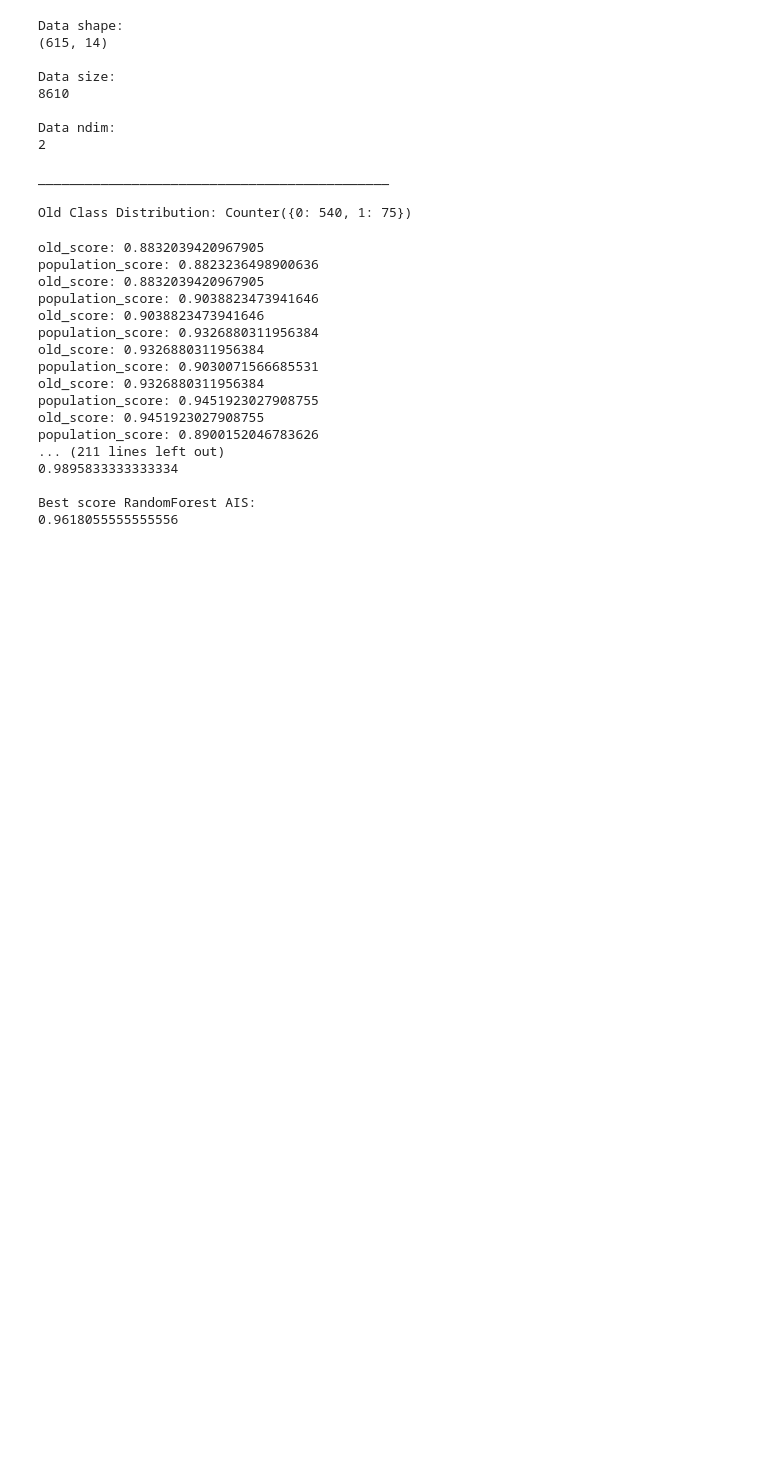
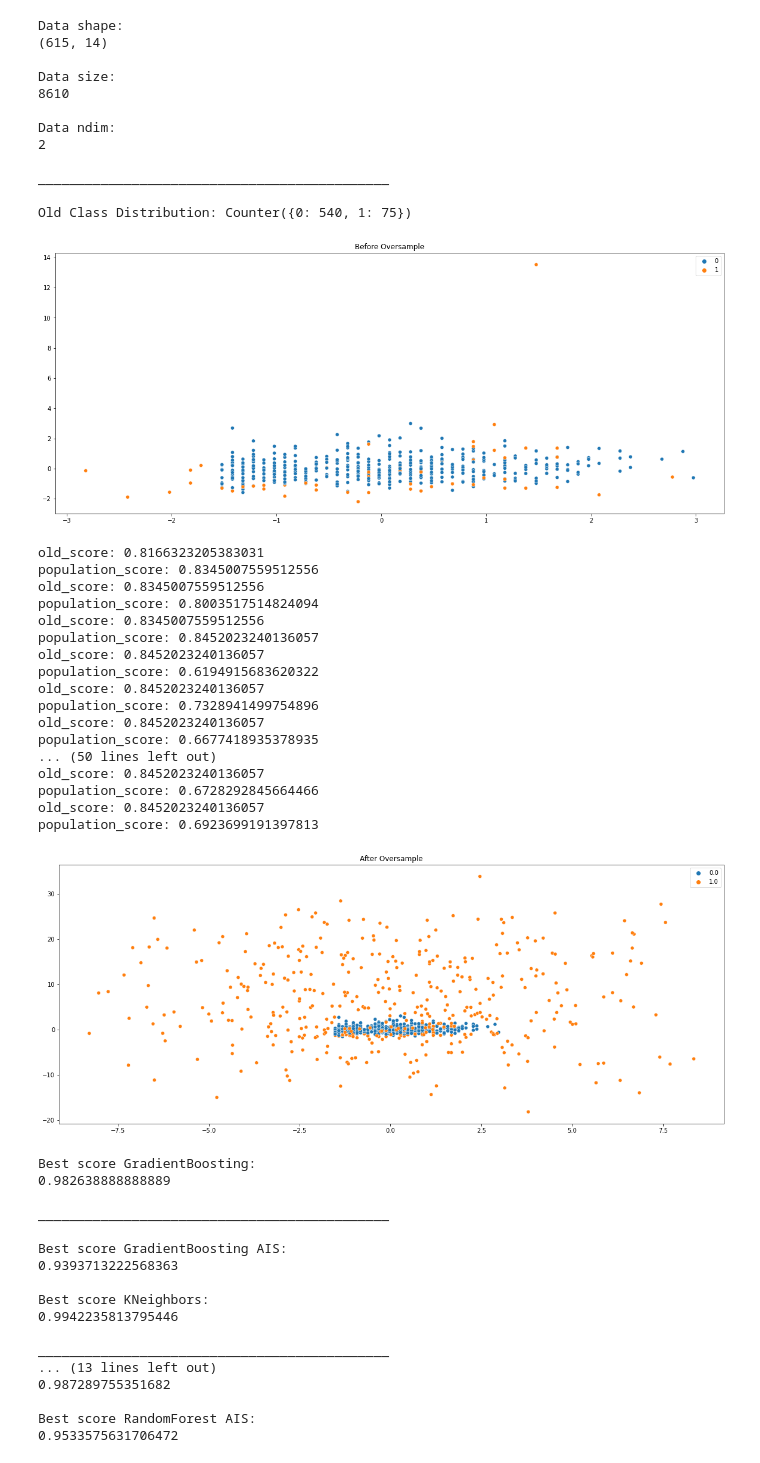
Before and after one commit to AdJansen/Artificial-Immune-System-For-Class-Imbalance, a Jupyter notebook: Experimental_Comparisons_Real.ipynb, the cells around one changed output. Saved outputs shown, nothing was run; the diff lists cells and outputs as text; code cells hidden in the pictures; blank space fills up the shorter version.

```diff
--- a/Experimental_Comparisons_Real.ipynb
+++ b/Experimental_Comparisons_Real.ipynb
@@ -78,7 +78,7 @@ dataSMOTE = []
 dataBase = []
 data = []
 fold = 0
-
+paramEntry = "max_rounds = 100, stopping_cond = 30, model = kNeighbors,K_folds = 5,scorer = 'f1',min_change = 0.001, use_lof = True"
 for result in kf.split(df):
     fold = fold+1
 
@@ -140,6 +140,12 @@ for result in kf.split(df):
     data_train = rejoin_train.copy()
     data_test = rejoin_test.copy()
 
+    f, ax1 = plt.subplots(nrows=1, ncols=1,figsize=(20,8))
+    sns.scatterplot(data_train_AIS.drop(["category"], axis=1).values[:,0],data_train_AIS.drop(["category"], axis=1).values[:,2], hue=data_train_AIS.drop(data_train_AIS.columns[0:-1],axis=1).values.ravel(),ax=ax1)
+    ax1.set_title("Before Oversample")
+    plt.show()
+
+
     data_train = data_train.drop(['split'],axis=1)
     data_test = data_test.drop(['split'],axis=1)
     #Create an oversampling object
@@ -159,11 +165,16 @@ for result in kf.split(df):
     elapsed_time_SMOTE = time.time() - st
 
     st = time.time()
-    input_x_over_AIS, y_over_AIS = oversample_AIS.AIS_Resample(data_train_AIS.drop(["category"], axis=1), data_train_AIS.drop(data_train_AIS.columns[0:-1],axis=1), max_rounds = 10, stopping_cond = 5, model = randomForest,K_folds = 5,scorer = 'f1',min_change = 0.005, use_lof = True)
+    input_x_over_AIS, y_over_AIS = oversample_AIS.AIS_Resample(data_train_AIS.drop(["category"], axis=1), data_train_AIS.drop(data_train_AIS.columns[0:-1],axis=1), max_rounds = 100, stopping_cond = 30, model = kNeighbors,K_folds = 5,scorer = 'f1',min_change = 0.001, use_lof = True)
     elapsed_time_AIS = time.time() - st
 
     smote_df = pd.concat([x_over, y_over], axis=1)
     ais_df = pd.concat([input_x_over_AIS, y_over_AIS], axis=1)
+
+    f, ax1 = plt.subplots(nrows=1, ncols=1,figsize=(20,8))
+    sns.scatterplot(ais_df.drop(["category"], axis=1).values[:,0],ais_df.drop(["category"], axis=1).values[:,2], hue=ais_df.drop(ais_df.columns[0:-1],axis=1).values.ravel(),ax=ax1)
+    ax1.set_title("After Oversample")
+    plt.show()
 
     # print the dimensionality of the oversampled dataset
     #print(f"SMOTE Oversampled Data shape: \n{smote_df.shape}\n")
@@ -434,7 +445,7 @@ for result in kf.split(df):
     balanced_acc_KN_Base = balanced_accuracy_score(data_test.drop(data_test.columns[0:-1],axis=1), predictions_KN)
 
 
-    dataAIS.append( [fold,dataset,"AIS", elapsed_time_AIS,"max_rounds = 100, stopping_cond = 20, model = randomForest,K_folds = 5,scorer = 'f1',min_change = 0.005, use_lof = True", roc_auc_GB_AIS, roc_auc_RF_AIS, roc_auc_LR_AIS, roc_auc_KN_AIS, balanced_acc_GB_AIS, balanced_acc_RF_AIS,  balanced_acc_LR_AIS,  balanced_acc_KN_AIS, geometric_mean_score_GB_AIS, geometric_mean_score_RF_AIS, geometric_mean_score_LR_AIS, geometric_mean_score_KN_AIS,f1_score_GB_AIS,f1_score_RF_AIS,f1_score_LR_AIS,f1_score_KN_AIS ])
+    dataAIS.append( [fold,dataset,"AIS", elapsed_time_AIS,paramEntry, roc_auc_GB_AIS, roc_auc_RF_AIS, roc_auc_LR_AIS, roc_auc_KN_AIS, balanced_acc_GB_AIS, balanced_acc_RF_AIS,  balanced_acc_LR_AIS,  balanced_acc_KN_AIS, geometric_mean_score_GB_AIS, geometric_mean_score_RF_AIS, geometric_mean_score_LR_AIS, geometric_mean_score_KN_AIS,f1_score_GB_AIS,f1_score_RF_AIS,f1_score_LR_AIS,f1_score_KN_AIS ])
     dataSMOTE.append([fold,dataset,"SMOTE", elapsed_time_SMOTE,"NA", roc_auc_GB,  roc_auc_RF, roc_auc_LR,roc_auc_KN, balanced_acc_GB, balanced_acc_RF,  balanced_acc_LR,  balanced_acc_KN, geometric_mean_score_GB, geometric_mean_score_RF, geometric_mean_score_LR, geometric_mean_score_KN,f1_score_GB,f1_score_RF,f1_score_LR,f1_score_KN])
     dataBase.append([fold,dataset,"BASE", "NA","NA", roc_auc_GB_Base, roc_auc_RF_Base, roc_auc_LR_Base, roc_auc_KN_Base, balanced_acc_GB_Base, balanced_acc_RF_Base,balanced_acc_LR_Base,  balanced_acc_KN_Base, geometric_mean_score_GB_Base, geometric_mean_score_RF_Base, geometric_mean_score_LR_Base, geometric_mean_score_KN_Base,f1_score_GB_Base,f1_score_RF_Base,f1_score_LR_Base,f1_score_KN_Base])
     data.append(dataAIS[fold-1])
@@ -621,47 +632,66 @@ average_roc_auc_KN_Base= average_roc_auc_KN_Base / fold
 average_roc_auc_GB= average_roc_auc_GB / fold
 average_roc_auc_RF= average_roc_auc_RF / fold
 average_roc_auc_LR= average_roc_auc_LR / fold
 average_roc_auc_KN= average_roc_auc_KN / fold
 
 
 
 average_balanced_acc_GB_AIS= average_balanced_acc_GB_AIS / fold
 average_balanced_acc_RF_AIS= average_balanced_acc_RF_AIS / fold
 average_balanced_acc_LR_AIS= average_balanced_acc_LR_AIS / fold
 average_balanced_acc_KN_AIS= average_balanced_acc_KN_AIS / fold
 
 average_balanced_acc_GB= average_balanced_acc_GB / fold
 average_balanced_acc_RF= average_balanced_acc_RF / fold
 average_balanced_acc_LR= average_balanced_acc_LR / fold
 average_balanced_acc_KN= average_balanced_acc_KN / fold
 
 
 average_balanced_acc_GB_Base= average_balanced_acc_GB_Base / fold
 average_balanced_acc_RF_Base= average_balanced_acc_RF_Base / fold
 average_balanced_acc_LR_Base= average_balanced_acc_LR_Base / fold
 average_balanced_acc_KN_Base= average_balanced_acc_KN_Base / fold
 
 
 
 data.append( ["","","AIS", "","AVERAGE:", average_roc_auc_GB_AIS, average_roc_auc_RF_AIS, average_roc_auc_LR_AIS, average_roc_auc_KN_AIS, average_balanced_acc_GB_AIS, average_balanced_acc_RF_AIS,  average_balanced_acc_LR_AIS,  average_balanced_acc_KN_AIS, average_geometric_mean_score_GB_AIS, average_geometric_mean_score_RF_AIS, average_geometric_mean_score_LR_AIS, average_geometric_mean_score_KN_AIS,average_f1_score_GB_AIS,average_f1_score_RF_AIS,average_f1_score_LR_AIS,average_f1_score_KN_AIS ])
 data.append(["","","SMOTE", "","AVERAGE:", average_roc_auc_GB,  average_roc_auc_RF, average_roc_auc_LR,average_roc_auc_KN, average_balanced_acc_GB, average_balanced_acc_RF,  average_balanced_acc_LR,  average_balanced_acc_KN, average_geometric_mean_score_GB, average_geometric_mean_score_RF, average_geometric_mean_score_LR, average_geometric_mean_score_KN,average_f1_score_GB,average_f1_score_RF,average_f1_score_LR,average_f1_score_KN])
 data.append(["","","BASE", "","AVERAGE:", average_roc_auc_GB_Base, average_roc_auc_RF_Base, average_roc_auc_LR_Base, average_roc_auc_KN_Base, average_balanced_acc_GB_Base, average_balanced_acc_RF_Base,balanced_acc_LR_Base,  average_balanced_acc_KN_Base, average_geometric_mean_score_GB_Base, average_geometric_mean_score_RF_Base, average_geometric_mean_score_LR_Base, average_geometric_mean_score_KN_Base,average_f1_score_GB_Base,average_f1_score_RF_Base,average_f1_score_LR_Base,average_f1_score_KN_Base])
 data.append(["","","","","","","","","","","","","","","","","","","","",""])
 # %% [output]
+[figure, added]
-old_score: 0.8832039420967905
-population_score: 0.8823236498900636
-old_score: 0.8832039420967905
-population_score: 0.9038823473941646
-old_score: 0.9038823473941646
-population_score: 0.9326880311956384
-old_score: 0.9326880311956384
-population_score: 0.9030071566685531
-old_score: 0.9326880311956384
-population_score: 0.9451923027908755
-old_score: 0.9451923027908755
-population_score: 0.8900152046783626
-... (211 lines left out)
-0.9895833333333334
-
-Best score RandomForest AIS:
-0.9618055555555556
+old_score: 0.8166323205383031
+population_score: 0.8345007559512556
+old_score: 0.8345007559512556
+population_score: 0.8003517514824094
+old_score: 0.8345007559512556
+population_score: 0.8452023240136057
+old_score: 0.8452023240136057
+population_score: 0.6194915683620322
+old_score: 0.8452023240136057
+population_score: 0.7328941499754896
+old_score: 0.8452023240136057
+population_score: 0.6677418935378935
+... (50 lines left out)
+old_score: 0.8452023240136057
+population_score: 0.6728292845664466
+old_score: 0.8452023240136057
+population_score: 0.6923699191397813
+[figure, added]
+Best score GradientBoosting:
+0.982638888888889
+
+_____________________________________________
+
+Best score GradientBoosting AIS:
+0.9393713222568363
+
+Best score KNeighbors:
+0.9942235813795446
+
+_____________________________________________
+... (13 lines left out)
+0.987289755351682
+
+Best score RandomForest AIS:
+0.9533575631706472
```
Also changed, not shown: parts of 6 cells of this notebook, 5 other files.
